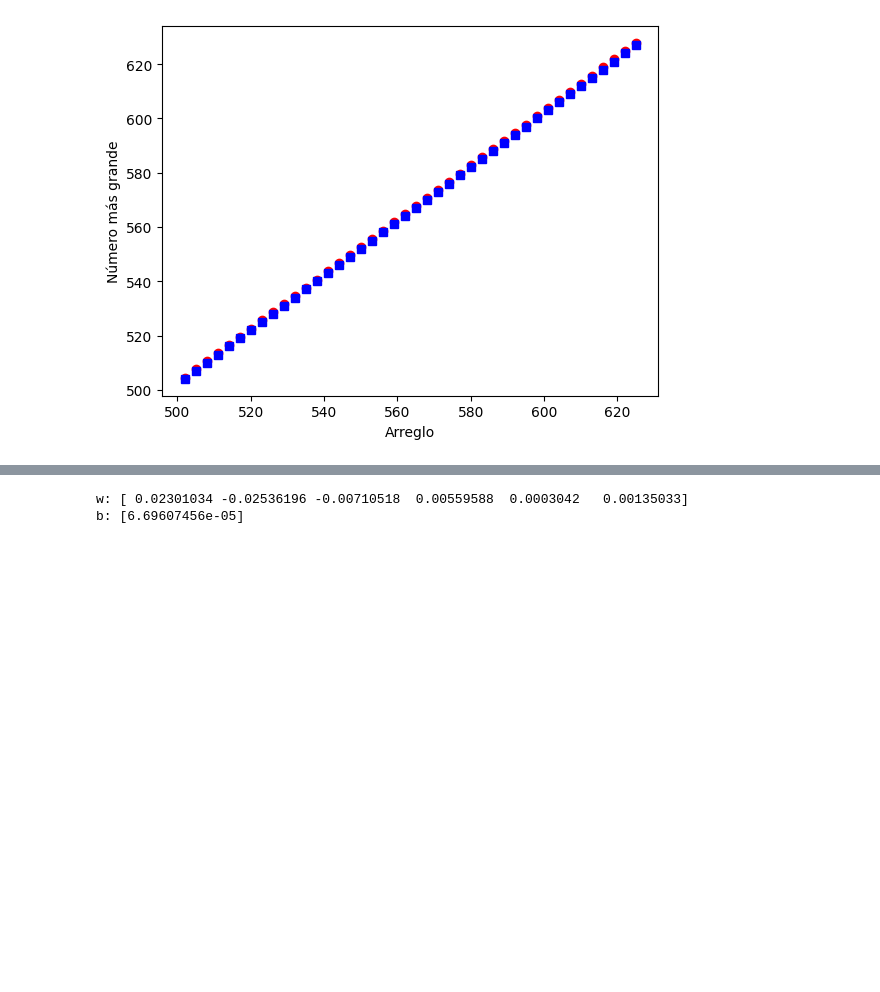
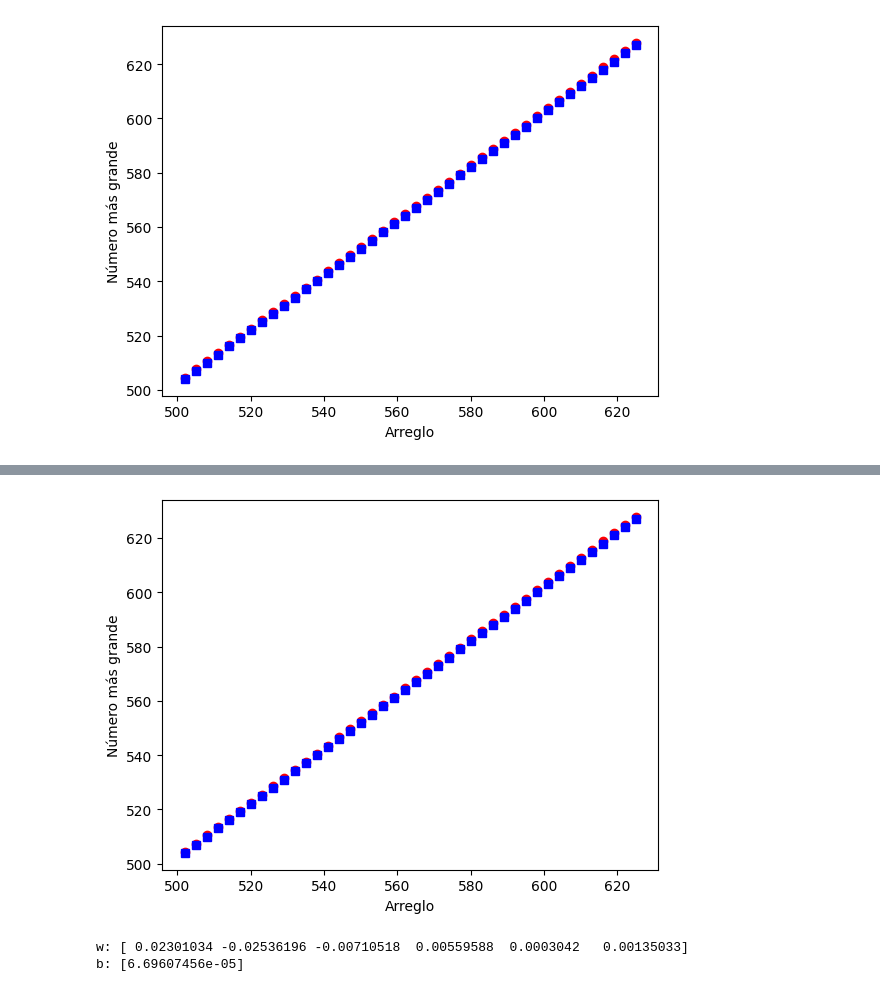
Before and after one commit to faustodavidhernandezjasso/inteligencia-artificial, a Jupyter notebook: codigos/machine_learning/linear_regression.ipynb, the cells around one changed output, grey strips where cells are left out. Saved outputs shown, nothing was run; the diff lists cells and outputs as text; code cells hidden in the pictures; blank space fills up the shorter version.

```diff
--- a/codigos/machine_learning/linear_regression.ipynb
+++ b/codigos/machine_learning/linear_regression.ipynb
@@ -447,3 +443,11 @@ plot_predictions_against_actual_value(X_example_test, y_example_test,
+# %%
+# Graficación de los valores obtenidos por el modelo vectorizado.
+predictions = make_predictions_dummy(X_example_test, w, b)
+plot_predictions_against_actual_value(X_example_test, y_example_test,
+                                      predictions, "Predicción del modelo",
+                                      "Valor actual", "Número más grande", "Arreglo")
+# %% [output]
+[figure, added]
 # %%
 # Ejecución de descenso de gradiente.
 num_iter = 100000
```
Also changed, not shown: parts of 3 cells of this notebook.
